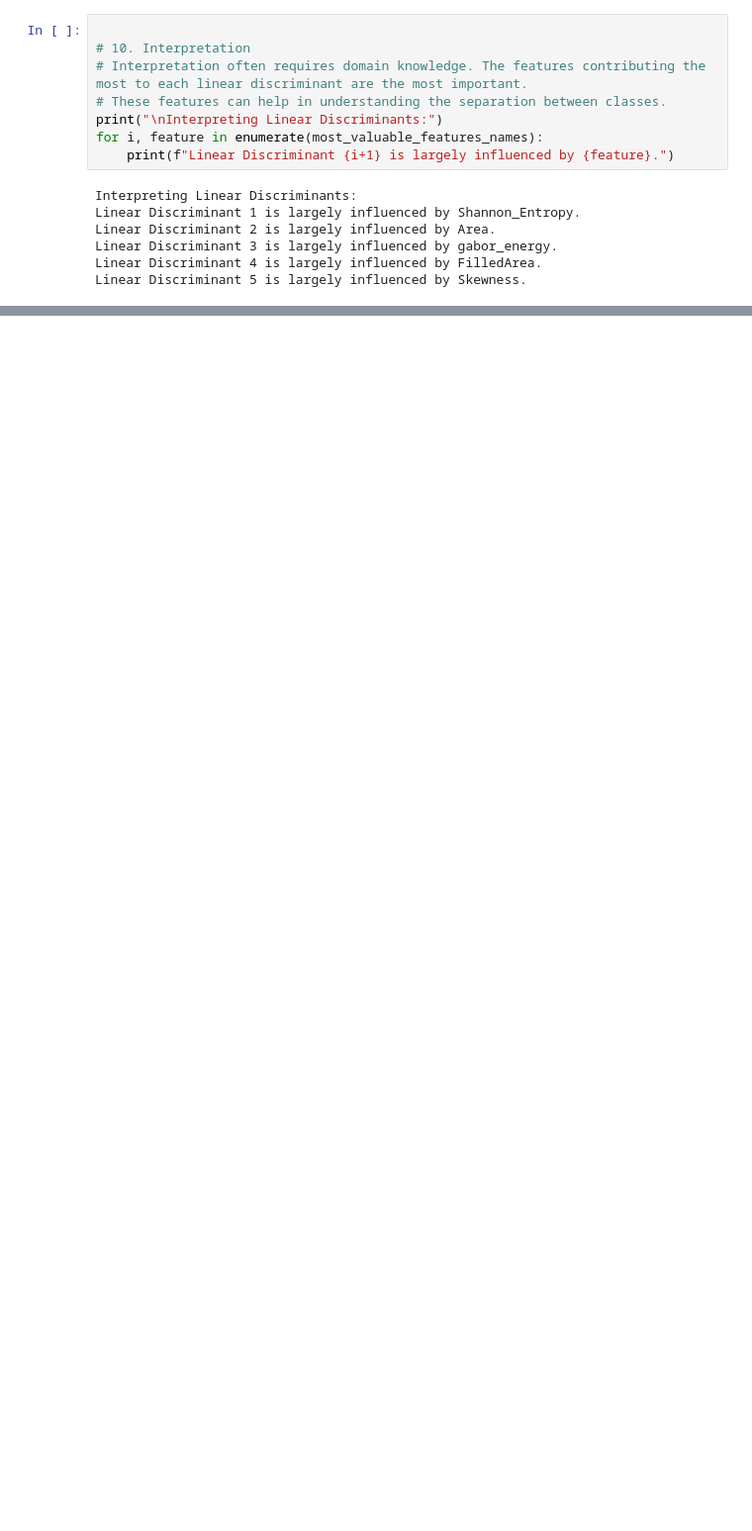
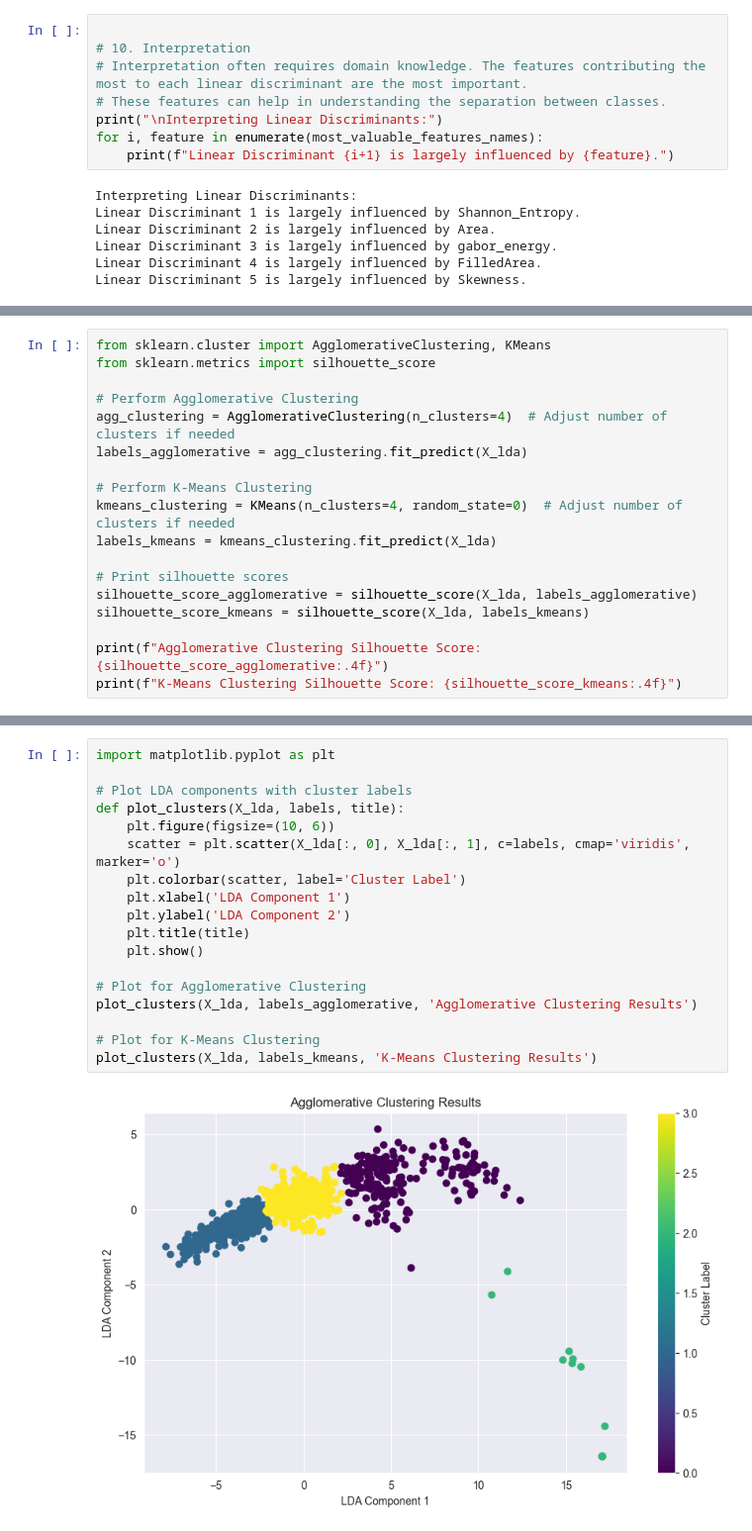
Before and after one commit to iammahbubalam/PPMI_Research_on_Parkinsons, a Jupyter notebook: src/mahbub/D_Reduce.ipynb, the cells around one changed output, grey strips where cells are left out. Shown at 99% size. Cells and saved outputs as stored; diff of their text form; blank space fills up the shorter version.

```diff
--- a/src/mahbub/D_Reduce.ipynb
+++ b/src/mahbub/D_Reduce.ipynb
@@ -834,0 +929,18 @@ Linear Discriminant 5 is largely influenced by Skewness.
+# %%
+from sklearn.cluster import AgglomerativeClustering, KMeans
+from sklearn.metrics import silhouette_score
+
+# Perform Agglomerative Clustering
+agg_clustering = AgglomerativeClustering(n_clusters=4)  # Adjust number of clusters if needed
+labels_agglomerative = agg_clustering.fit_predict(X_lda)
+
+# Perform K-Means Clustering
+kmeans_clustering = KMeans(n_clusters=4, random_state=0)  # Adjust number of clusters if needed
+labels_kmeans = kmeans_clustering.fit_predict(X_lda)
+
+# Print silhouette scores
+silhouette_score_agglomerative = silhouette_score(X_lda, labels_agglomerative)
+silhouette_score_kmeans = silhouette_score(X_lda, labels_kmeans)
+
+print(f"Agglomerative Clustering Silhouette Score: {silhouette_score_agglomerative:.4f}")
+print(f"K-Means Clustering Silhouette Score: {silhouette_score_kmeans:.4f}")
@@ -834,0 +950,20 @@ Linear Discriminant 5 is largely influenced by Skewness.
+# %%
+import matplotlib.pyplot as plt
+
+# Plot LDA components with cluster labels
+def plot_clusters(X_lda, labels, title):
+    plt.figure(figsize=(10, 6))
+    scatter = plt.scatter(X_lda[:, 0], X_lda[:, 1], c=labels, cmap='viridis', marker='o')
+    plt.colorbar(scatter, label='Cluster Label')
+    plt.xlabel('LDA Component 1')
+    plt.ylabel('LDA Component 2')
+    plt.title(title)
+    plt.show()
+
+# Plot for Agglomerative Clustering
+plot_clusters(X_lda, labels_agglomerative, 'Agglomerative Clustering Results')
+
+# Plot for K-Means Clustering
+plot_clusters(X_lda, labels_kmeans, 'K-Means Clustering Results')
+# %% [output]
+[figure, added]
```
Also changed, not shown: parts of 22 cells of this notebook.
